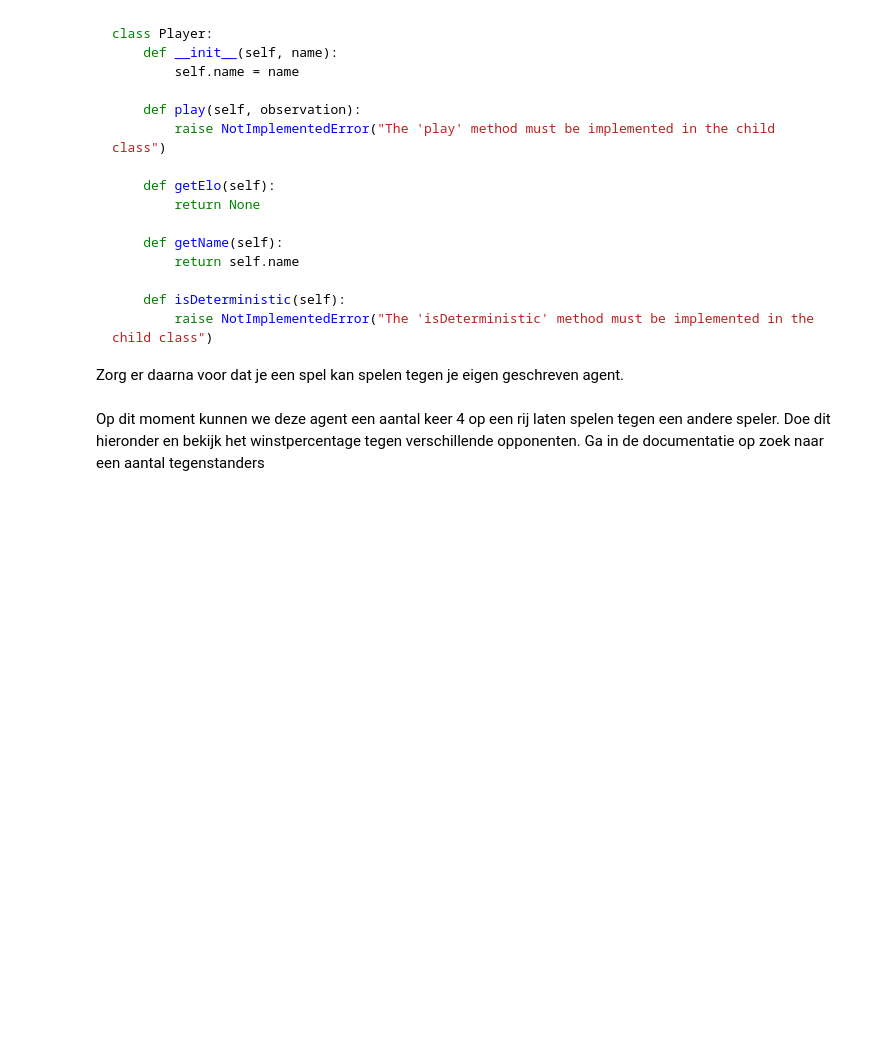
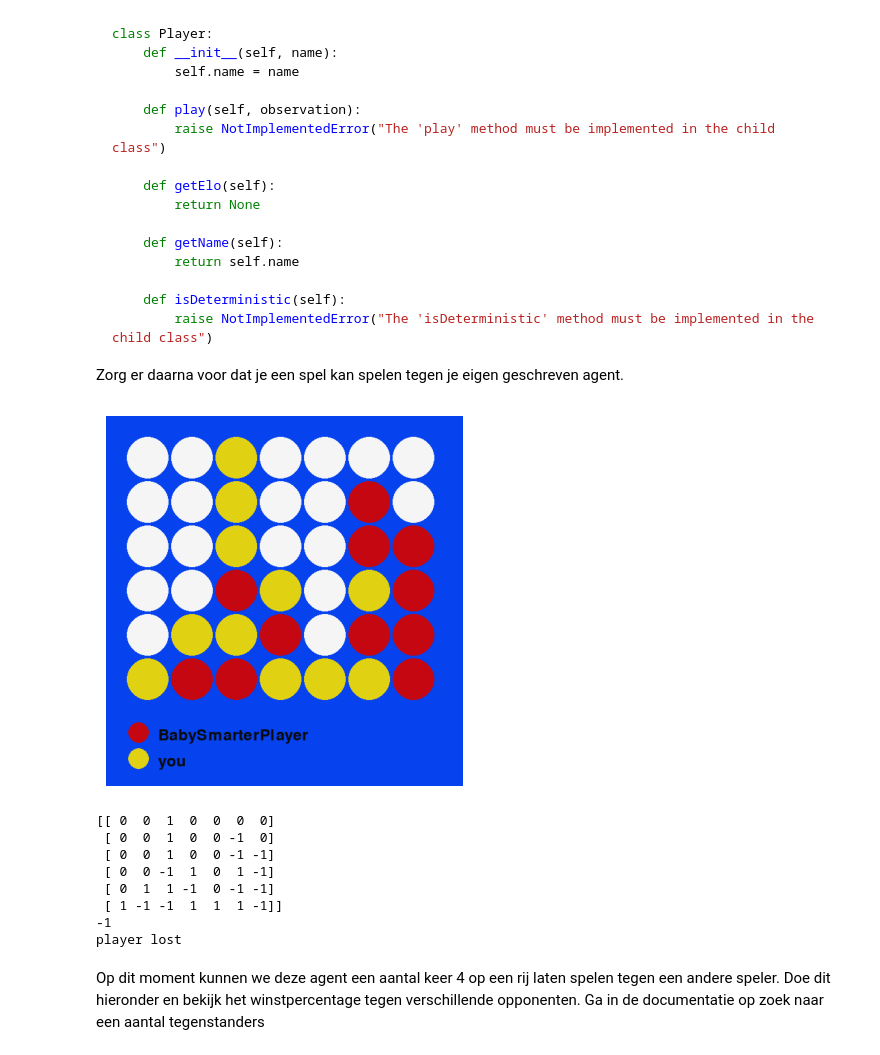
Before and after one commit to OdiseeMachineLearning2526/Leerstof-groep-1, a Jupyter notebook: Week_11/QLearning.ipynb, the cells around one changed output. Cells and saved outputs as stored; diff of their text form; code cells hidden in the pictures; blank space fills up the shorter version.

````diff
--- a/Week_11/QLearning.ipynb
+++ b/Week_11/QLearning.ipynb
@@ -99,6 +111,73 @@ class Player:
 ```
 
 Zorg er daarna voor dat je een spel kan spelen tegen je eigen geschreven agent.
+# %%
+from connect_four_gymnasium.players import Player
+import random
+
+class RandomPlayer(Player.Player):
+
+    def __init__(self, name, seed=None):
+        super().__init__(name)
+
+        self.isDeterministic = seed is not None
+        self.seed = seed
+        self.rng = random.Random(seed)
+
+    def play(self, observation):
+        return self.rng.randint(0,6)
+
+    def isDeterministic(self):
+        return self.isDeterministic
+# %%
+from connect_four_gymnasium.players import BabySmarterPlayer
+
+# maak het spel
+you = RandomPlayer('you')
+env = ConnectFourEnv(opponent= BabySmarterPlayer('easiest'), render_mode="rgb_array",main_player_name="you")
+
+# reset het spel
+obs, _ = env.reset()
+
+# gamelus
+for i in range(5000):
+    # bereken een nieuwe actie
+    action = you.play(obs)
+    print(action)
+    # voer de actie uit
+    obs, rewards, done, truncated,info = env.step(action)
+
+    # leren doet de random agent niet
+
+    # dit is om het spelbord te tonen
+    clear_output(wait=True)
+    frame = env.render()
+    plt.imshow(frame)
+    plt.axis('off')
+    display(plt.gcf())
+    plt.close()  # close the figure to avoid memory buildup
+
+    print(obs)
+    print(rewards)
+
+    if(truncated or done):
+        if rewards > 0:
+            print("player won")
+            break
+        else:
+            print("player lost")
+            break
+        obs , _=  env.reset()
+# %% [output]
+[figure, added]
+[[ 0  0  1  0  0  0  0]
+ [ 0  0  1  0  0 -1  0]
+ [ 0  0  1  0  0 -1 -1]
+ [ 0  0 -1  1  0  1 -1]
+ [ 0  1  1 -1  0 -1 -1]
+ [ 1 -1 -1  1  1  1 -1]]
+-1
+player lost
 # %% [markdown]
 Op dit moment kunnen we deze agent een aantal keer 4 op een rij laten spelen tegen een andere speler.
 Doe dit hieronder en bekijk het winstpercentage tegen verschillende opponenten.
````
Also changed, not shown: parts of 3 cells of this notebook.
